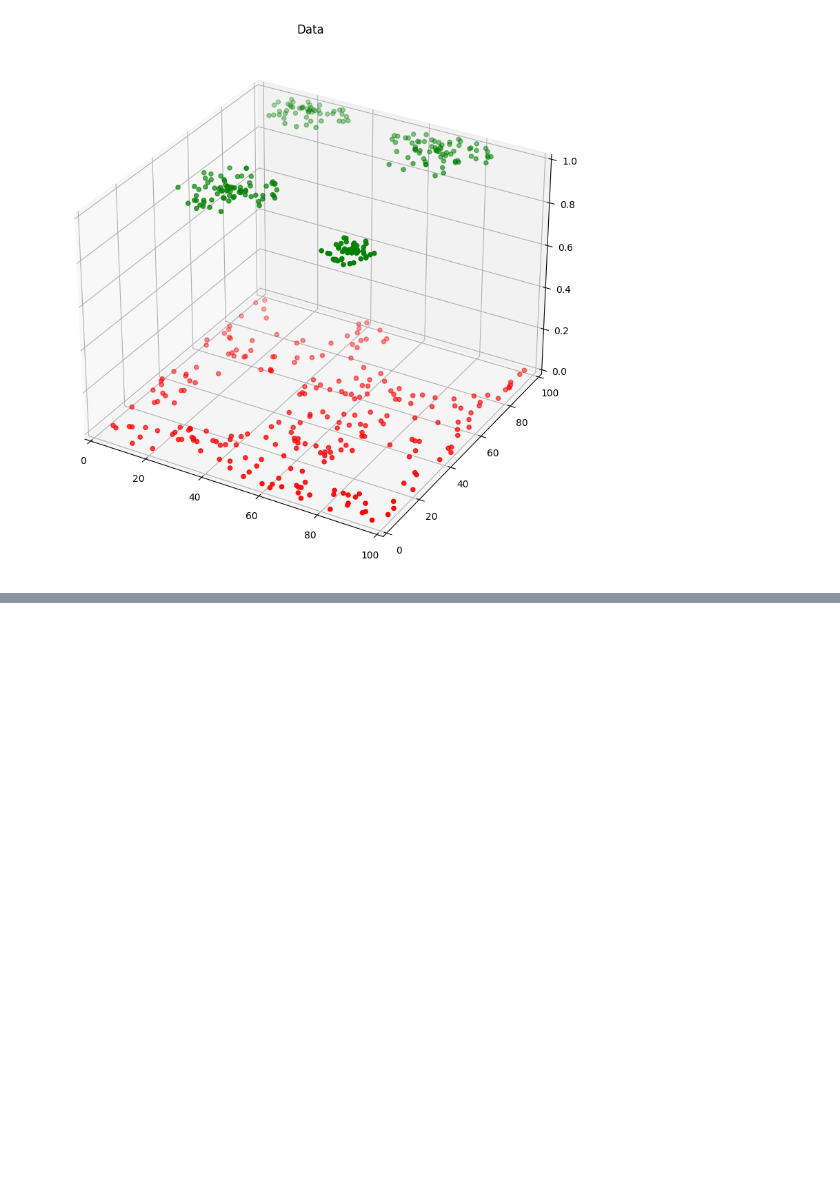
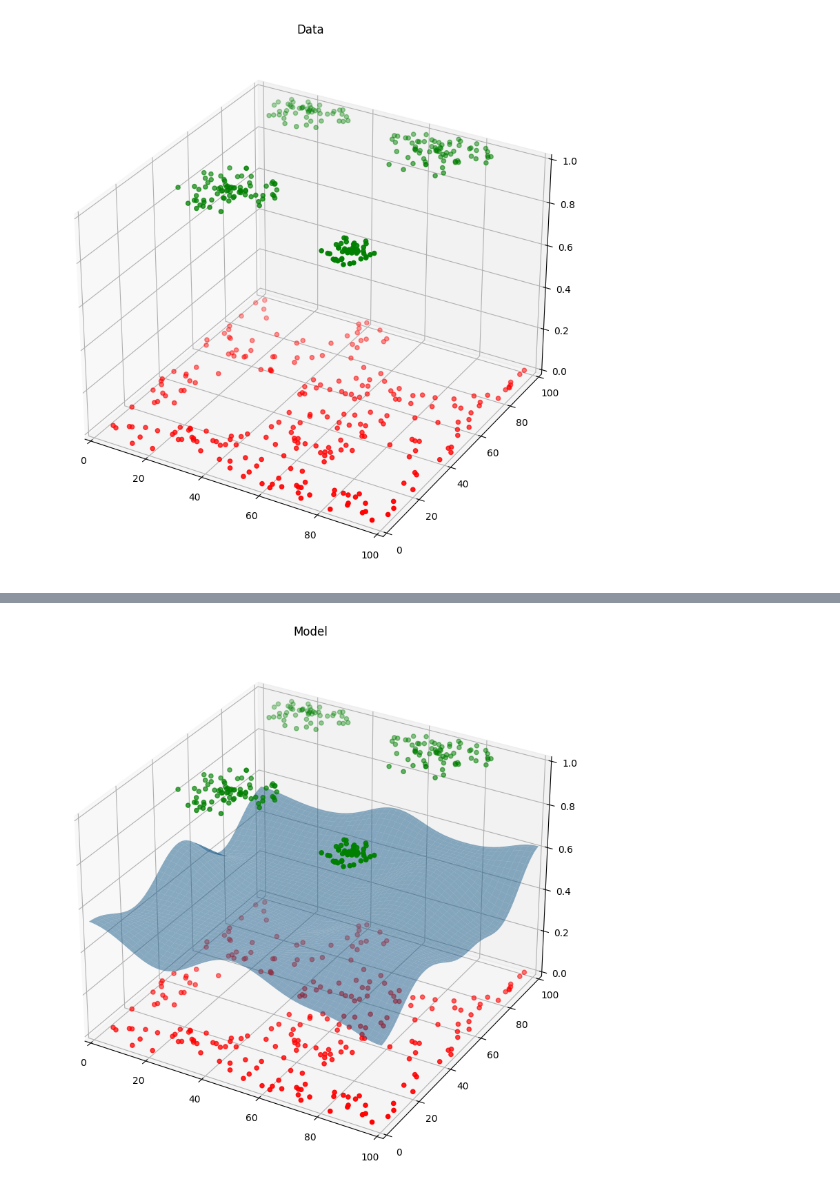
Before and after one commit to dayan3847/machine_learning, a Jupyter notebook: dayan3847/binary_classification_gaussian/gaussian_log2.ipynb, the cells around one changed output, grey strips where cells are left out. Saved outputs shown, nothing was run; the diff lists cells and outputs as text; code cells hidden in the pictures; blank space fills up the shorter version.

Commit message:
feat: clasificacion binaria con modelo gaussian

```diff
--- a/dayan3847/binary_classification_gaussian/gaussian_log2.ipynb
+++ b/dayan3847/binary_classification_gaussian/gaussian_log2.ipynb
@@ -112,0 +231,32 @@ plot_data_3d_py(data)
+# %%
+# Plot
+
+def plot_model_2d_in_3d(model_: Model2D, data_: np.ndarray) -> None:
+    fig = plt.figure(figsize=(10, 10))
+    ax = fig.add_subplot(111, projection='3d')
+    ax.set_xlim(0, S)
+    ax.set_ylim(0, S)
+    ax.set_zlim(0, 1)
+
+    ax.set_title('Model')
+
+    ax.scatter(data_[0, data_[2, :] == 0], data_[1, data_[2, :] == 0], data_[2, data_[2, :] == 0], c='red', marker='o')
+    ax.scatter(data_[0, data_[2, :] == 1], data_[1, data_[2, :] == 1], data_[2, data_[2, :] == 1], c='green',
+               marker='o')
+
+    x = np.linspace(0, S, 100)
+    y = np.linspace(0, S, 100)
+    x, y = np.meshgrid(x, y)
+    x = x.flatten()
+    y = y.flatten()
+    z = model_.g(x, y)
+    x = x.reshape((100, 100))
+    y = y.reshape((100, 100))
+    z = z.reshape((100, 100))
+    ax.plot_surface(x, y, z, alpha=0.5)
+
+    plt.show()
+
+plot_model_2d_in_3d(model_g, data)
+# %% [output]
+[figure, added]
```
Also changed, not shown: parts of 12 cells of this notebook, 1 other file.
